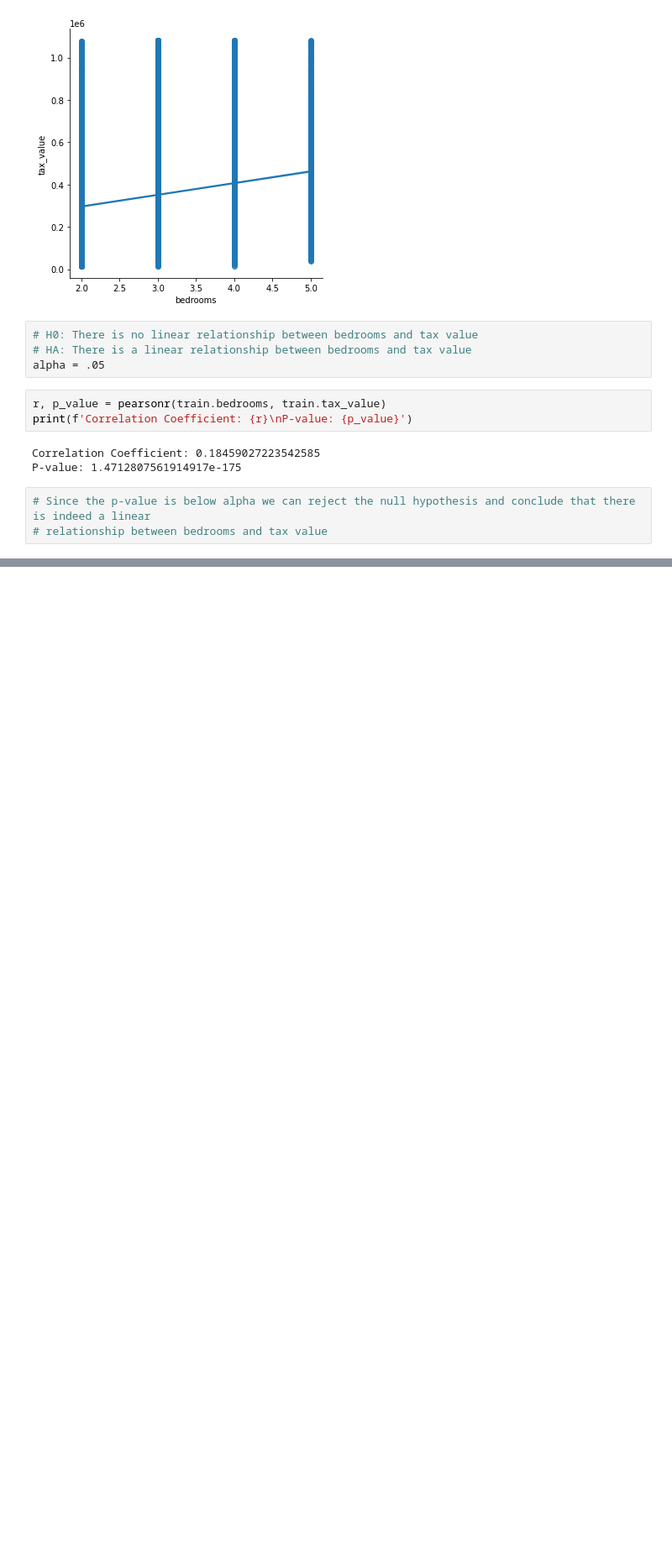
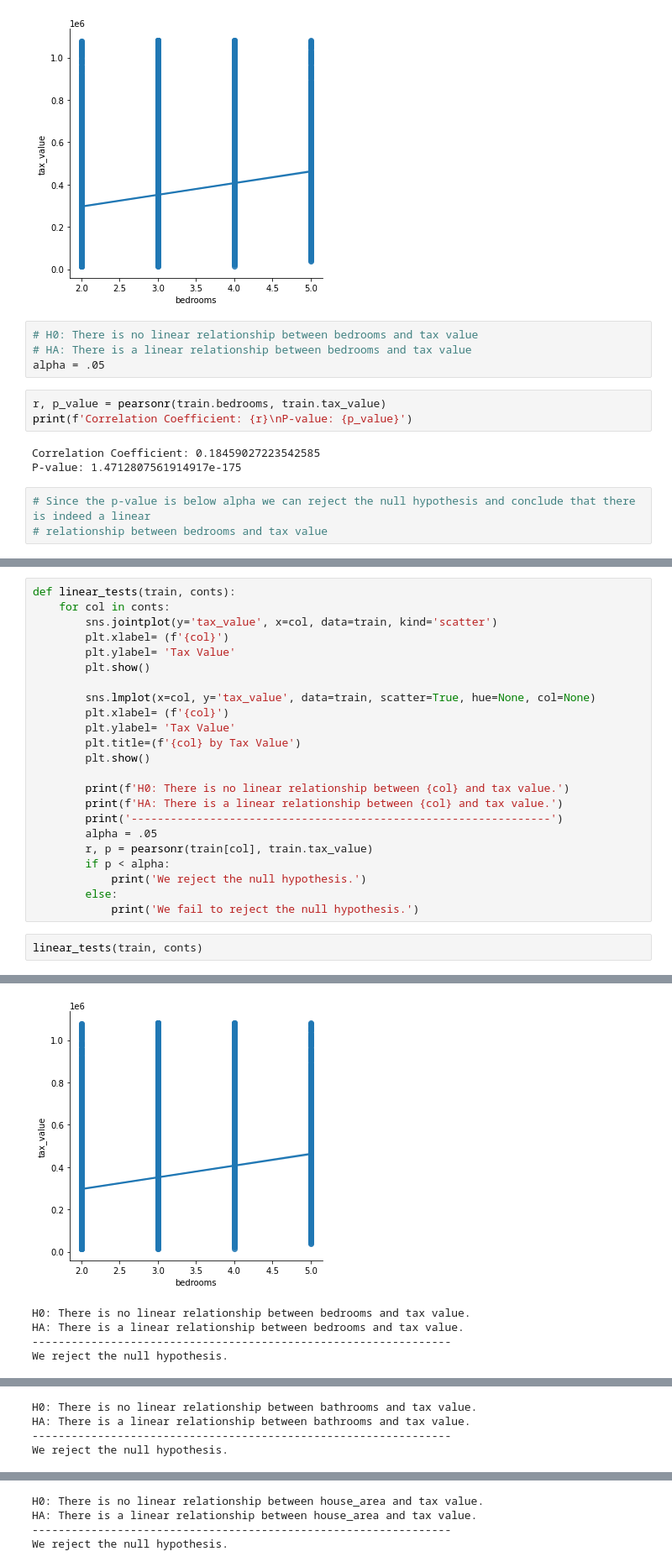
Before and after one commit to watermanbrandyn/regression_project, a Jupyter notebook: regression_workbook.ipynb, the cells around one changed output, grey strips where cells are left out. Shown at 84% size. Cells and saved outputs as stored; diff of their text form; blank space fills up the shorter version.

```diff
--- a/regression_workbook.ipynb
+++ b/regression_workbook.ipynb
@@ -837,0 +843,26 @@ P-value: 1.4712807561914917e-175
+# %%
+def linear_tests(train, conts):
+    for col in conts:
+        sns.jointplot(y='tax_value', x=col, data=train, kind='scatter')
+        plt.xlabel= (f'{col}')
+        plt.ylabel= 'Tax Value'
+        plt.show()
+
+        sns.lmplot(x=col, y='tax_value', data=train, scatter=True, hue=None, col=None)
+        plt.xlabel= (f'{col}')
+        plt.ylabel= 'Tax Value'
+        plt.title=(f'{col} by Tax Value')
+        plt.show()
+
+        print(f'H0: There is no linear relationship between {col} and tax value.')
+        print(f'HA: There is a linear relationship between {col} and tax value.')
+        print('----------------------------------------------------------------')
+        alpha = .05
+        r, p = pearsonr(train[col], train.tax_value)
+        if p < alpha:
+            print('We reject the null hypothesis.')
+        else:
+            print('We fail to reject the null hypothesis.')
+# %%
+linear_tests(train, conts)
+# %% [output]
@@ -837,0 +870,5 @@ P-value: 1.4712807561914917e-175
+[figure, added]
+H0: There is no linear relationship between bedrooms and tax value.
+HA: There is a linear relationship between bedrooms and tax value.
+----------------------------------------------------------------
+We reject the null hypothesis.
@@ -837,0 +877,4 @@ P-value: 1.4712807561914917e-175
+H0: There is no linear relationship between bathrooms and tax value.
+HA: There is a linear relationship between bathrooms and tax value.
+----------------------------------------------------------------
+We reject the null hypothesis.
@@ -837,0 +883,4 @@ P-value: 1.4712807561914917e-175
+H0: There is no linear relationship between house_area and tax value.
+HA: There is a linear relationship between house_area and tax value.
+----------------------------------------------------------------
+We reject the null hypothesis.
```
Also changed, not shown: parts of 28 cells of this notebook.
